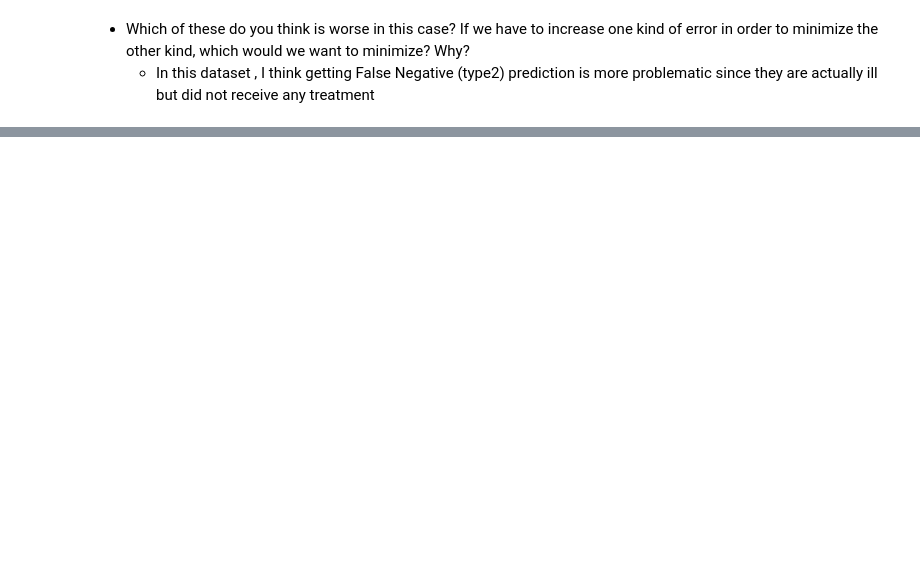
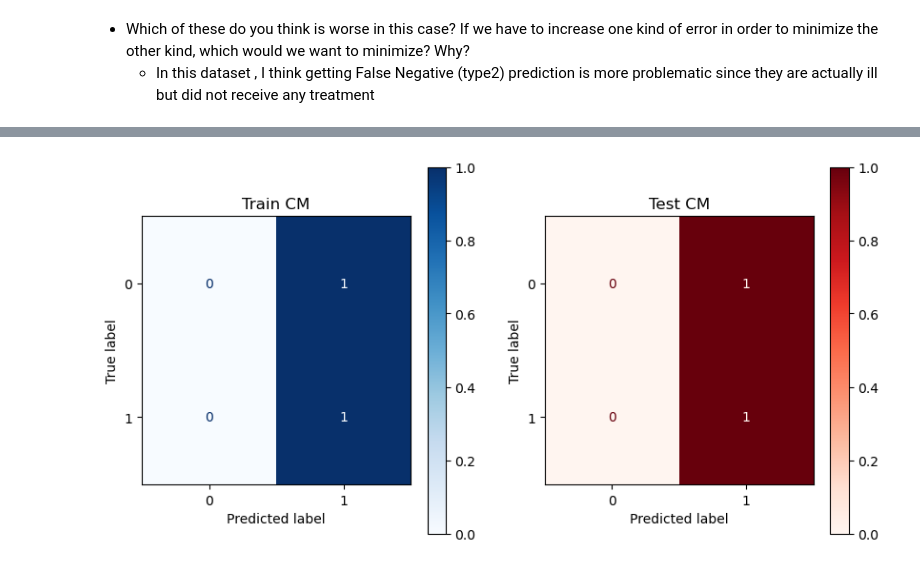
Before and after one commit to KDcodePy/Classification-metrics, a Jupyter notebook: Classification_metrics.ipynb, the cells around one changed output, grey strips where cells are left out. Saved outputs shown, nothing was run; the diff lists cells and outputs as text; code cells hidden in the pictures; blank space fills up the shorter version.

```diff
--- a/Classification_metrics.ipynb
+++ b/Classification_metrics.ipynb
@@ -136,2 +217,7 @@ dummy_clf = ClfMetrics("dummy_clf", X_train , X_test , y_train , y_test, labels)
+# %%
+# Show CM visuals with normalize = true
+dummy_clf.get_visuals(normalize='true')
+# %% [output]
+[figure, added]
 # %%
 # Display classification_reports on both models
```
Also changed, not shown: parts of 37 cells of this notebook.
